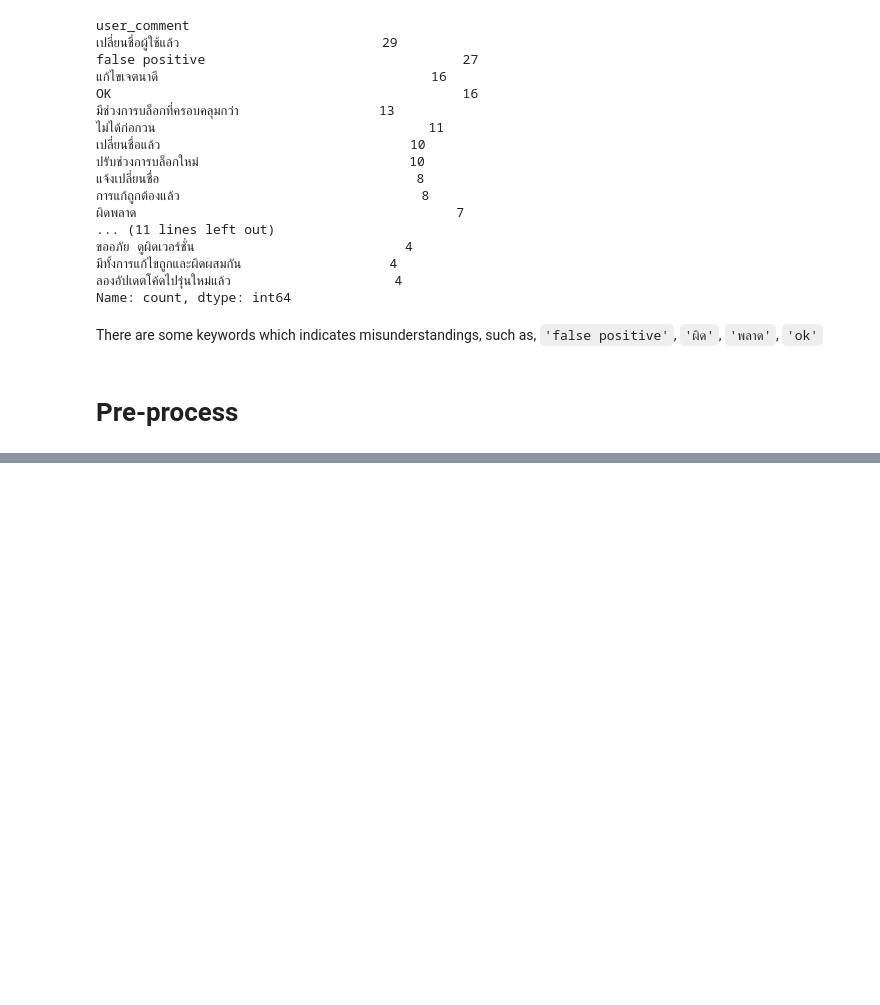
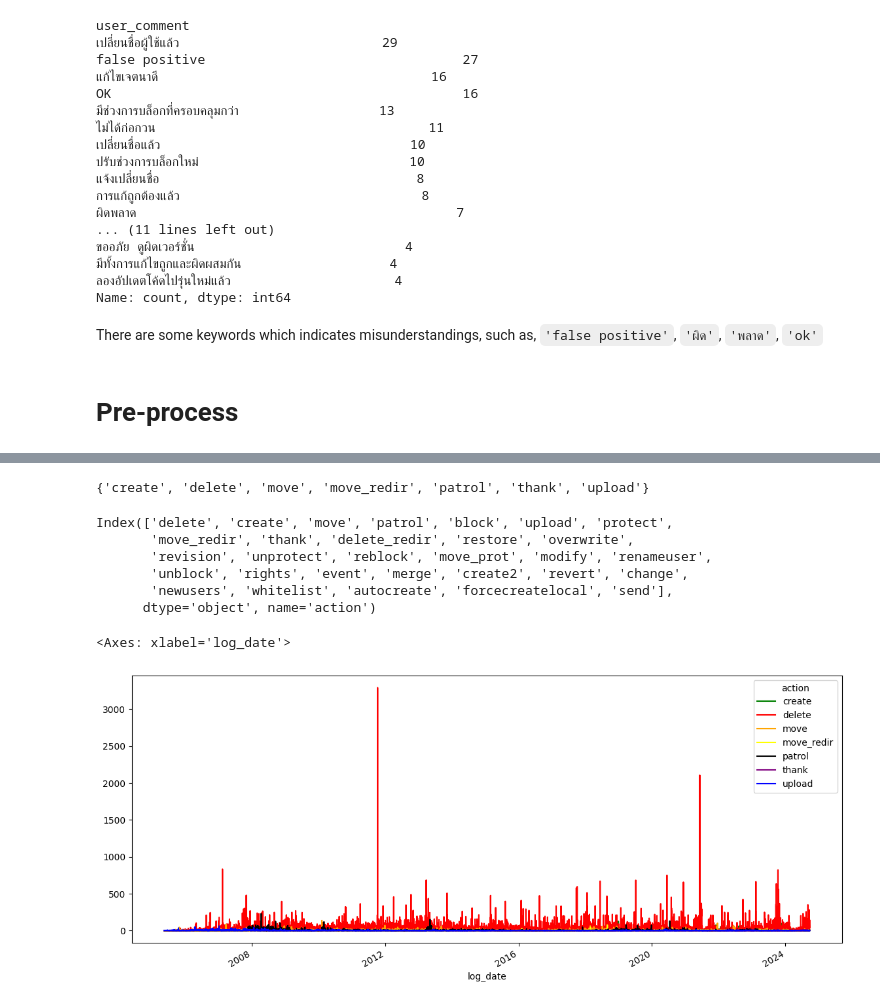
Before and after one commit to KunutBoon/wikimedia, a Jupyter notebook: notebooks/Data Pre-Processing.ipynb, the cells around one changed output, grey strips where cells are left out. Cells and saved outputs as stored; diff of their text form; code cells hidden in the pictures; blank space fills up the shorter version.

```diff
--- a/notebooks/Data Pre-Processing.ipynb
+++ b/notebooks/Data Pre-Processing.ipynb
@@ -337,0 +450,30 @@ pd.merge_asof( df2, df1, on='datetime', tolerance=pd.Timedelta('1s') )
+# %%
+a = df_user_log.loc[df_user_log['user_id'].isin(user_id_blobked), :].groupby('action').size().sort_values(ascending=False).head(10).index
+b = df_user_log.loc[df_user_log['user_id'].isin(user_id_regular), :].groupby('action').size().sort_values(ascending=False).head(10).index
+
+set(a).intersection(set(b))
+# %% [output]
+{'create', 'delete', 'move', 'move_redir', 'patrol', 'thank', 'upload'}
+# %%
+df_user_log.loc[df_user_log['user_id'].isin(user_id_blobked), :].groupby('action').size().sort_values(ascending=False).head(30).index
+# %% [output]
+Index(['delete', 'create', 'move', 'patrol', 'block', 'upload', 'protect',
+       'move_redir', 'thank', 'delete_redir', 'restore', 'overwrite',
+       'revision', 'unprotect', 'reblock', 'move_prot', 'modify', 'renameuser',
+       'unblock', 'rights', 'event', 'merge', 'create2', 'revert', 'change',
+       'newusers', 'whitelist', 'autocreate', 'forcecreatelocal', 'send'],
+      dtype='object', name='action')
+# %%
+dict_color = dict(create='green', delete='red', move='orange', move_redir='yellow', patrol='black', thank='purple', upload='blue')
+
+list_col = list(dict_color.keys())
+list_color = [dict_color.get(x, 'gray') for x in list_col]
+
+df_user_blocked = df_user_log.loc[df_user_log['user_id'].isin(user_id_blobked), :].copy()
+df_user_blocked['log_date'] = pd.to_datetime(df_user_blocked['log_timestamp'].dt.date)
+df_user_blocked = df_user_blocked.groupby(['log_date', 'action']).size().reset_index().rename(columns={0: 'count'})
+df_user_blocked = df_user_blocked.pivot(columns='action', index='log_date', values='count').fillna(0).astype(int)
+df_user_blocked.loc[:, list_col].plot(figsize=(14, 6), color=list_color)
+# %% [output]
+<Axes: xlabel='log_date'>
+[figure, added]
```
Also changed, not shown: parts of 52 cells of this notebook.
